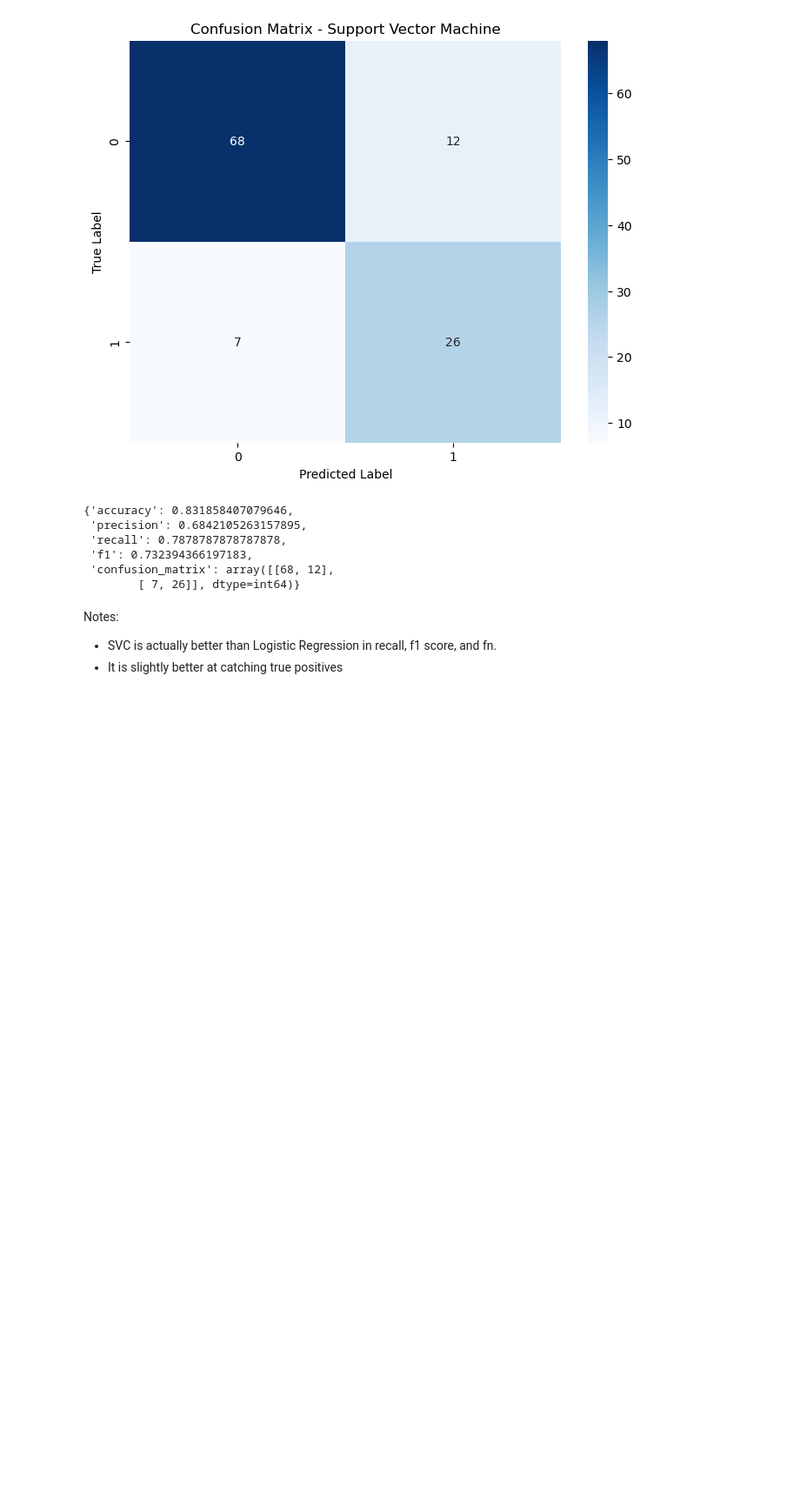
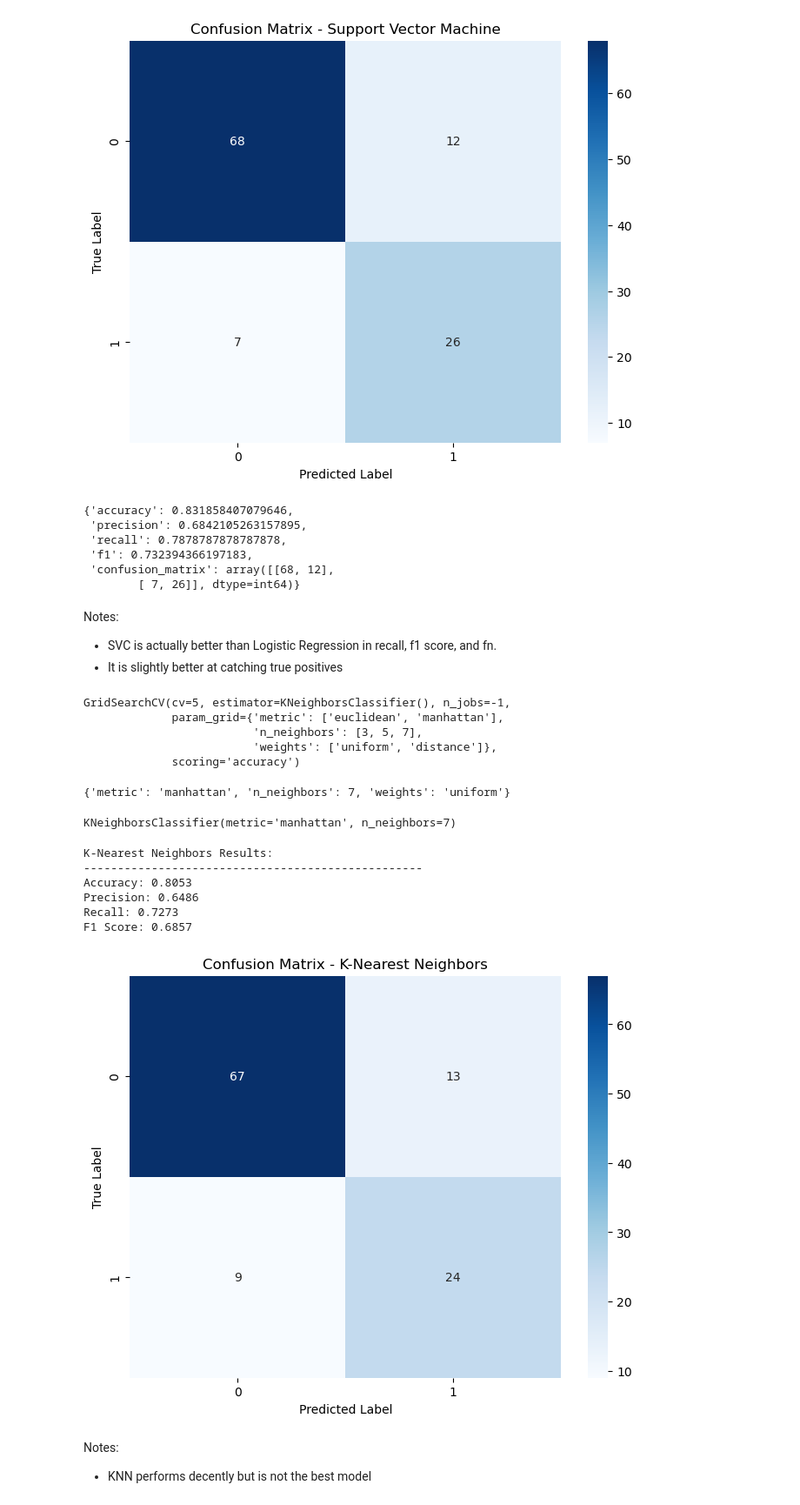
Before and after one commit to halchemylab/Autism_Prediction_Machine_Learning_Project, a Jupyter notebook: analysis.ipynb, the cells around one changed output. Shown at 87% size. Drawn from its saved outputs; the diff is of its cells as text; code cells hidden in the pictures; blank space fills up the shorter version.

Commit message:
- Completed model training

```diff
--- a/analysis.ipynb
+++ b/analysis.ipynb
@@ -658,0 +673,33 @@ Notes:
+# %%
+knn_grid.fit(X_train, y_train)
+# %% [output]
+GridSearchCV(cv=5, estimator=KNeighborsClassifier(), n_jobs=-1,
+             param_grid={'metric': ['euclidean', 'manhattan'],
+                         'n_neighbors': [3, 5, 7],
+                         'weights': ['uniform', 'distance']},
+             scoring='accuracy')
+# %%
+knn_grid.best_params_
+# %% [output]
+{'metric': 'manhattan', 'n_neighbors': 7, 'weights': 'uniform'}
+# %%
+knn = KNeighborsClassifier(metric='manhattan', n_neighbors=7, weights='uniform')
+# %%
+knn.fit(X_train, y_train)
+# %% [output]
+KNeighborsClassifier(metric='manhattan', n_neighbors=7)
+# %%
+y_pred = knn.predict(X_test)
+# %%
+knn_results = model_results(y_test, y_pred, model_name="K-Nearest Neighbors")
+# %% [output]
+K-Nearest Neighbors Results:
+--------------------------------------------------
+Accuracy: 0.8053
+Precision: 0.6486
+Recall: 0.7273
+F1 Score: 0.6857
+[figure, added]
+# %% [markdown]
+Notes:
+- KNN performs decently but is not the best model
```
Also changed, not shown: parts of 5 cells of this notebook.
